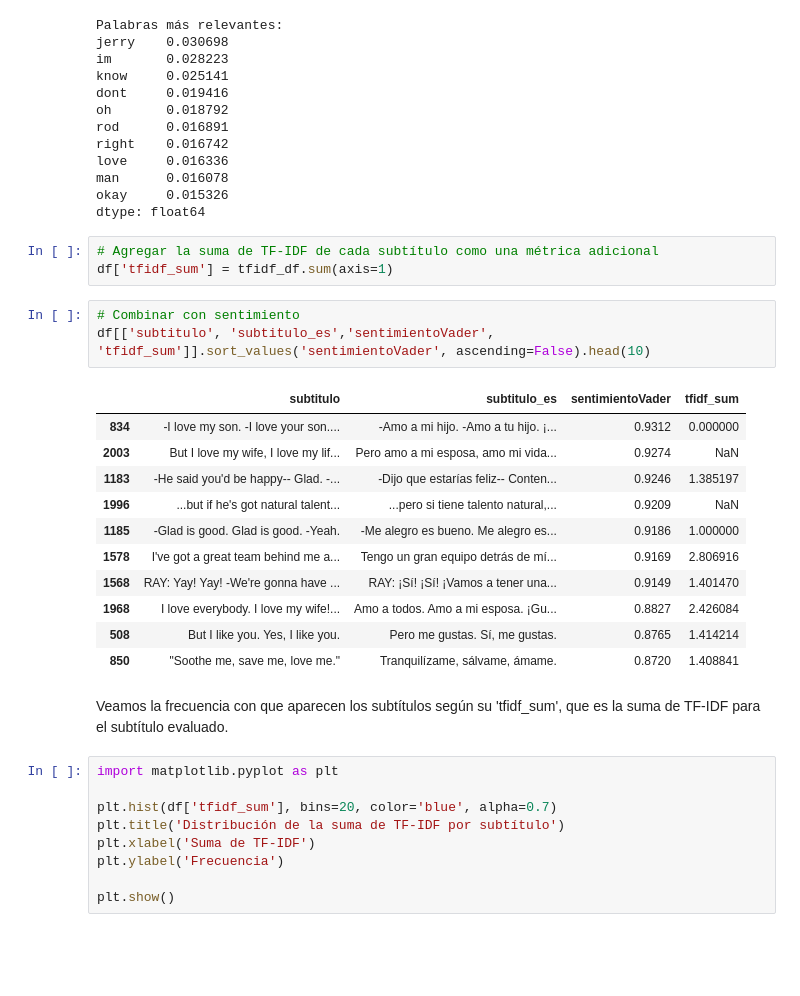
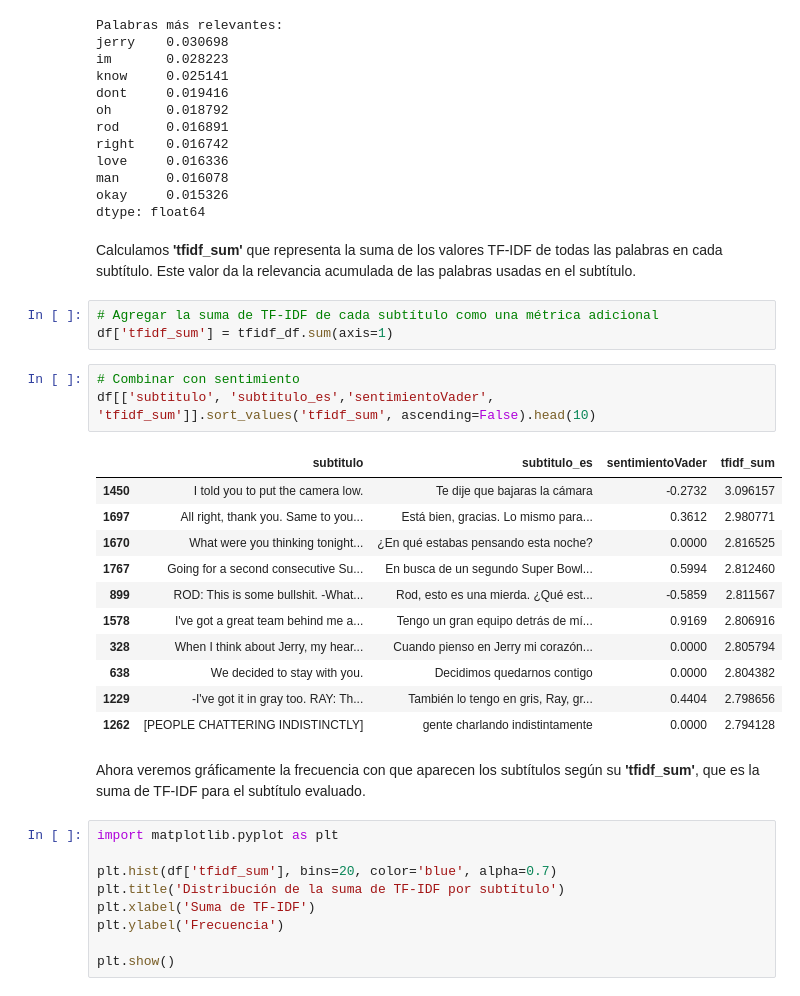
Before and after one commit to innovation-hard/deepLearnPproyFin, a Jupyter notebook: deepLearnProyFin.ipynb, the cells around one changed output. Drawn from its saved outputs; the diff is of its cells as text; blank space fills up the shorter version.

```diff
--- a/deepLearnProyFin.ipynb
+++ b/deepLearnProyFin.ipynb
@@ -437,26 +431,28 @@ love     0.016336
 man      0.016078
 okay     0.015326
 dtype: float64
+# %% [markdown]
+Calculamos **'tfidf_sum'** que representa la suma de los valores TF-IDF de todas las palabras en cada subtítulo. Este valor da la relevancia acumulada de las palabras usadas en el subtítulo.
 # %%
 # Agregar la suma de TF-IDF de cada subtítulo como una métrica adicional
 df['tfidf_sum'] = tfidf_df.sum(axis=1)
 # %%
 # Combinar con sentimiento
-df[['subtitulo', 'subtitulo_es','sentimientoVader', 'tfidf_sum']].sort_values('sentimientoVader', ascending=False).head(10)
+df[['subtitulo', 'subtitulo_es','sentimientoVader', 'tfidf_sum']].sort_values('tfidf_sum', ascending=False).head(10)
 # %% [output]
 |  | subtitulo | subtitulo_es | sentimientoVader | tfidf_sum |
-| 834 | -I love my son. -I love your son.... | -Amo a mi hijo. -Amo a tu hijo. ¡... | 0.9312 | 0.000000 |
-| 2003 | But I love my wife, I love my lif... | Pero amo a mi esposa, amo mi vida... | 0.9274 | NaN |
-| 1183 | -He said you'd be happy-- Glad. -... | -Dijo que estarías feliz-- Conten... | 0.9246 | 1.385197 |
-| 1996 | ...but if he's got natural talent... | ...pero si tiene talento natural,... | 0.9209 | NaN |
-| 1185 | -Glad is good. Glad is good. -Yeah. | -Me alegro es bueno. Me alegro es... | 0.9186 | 1.000000 |
+| 1450 | I told you to put the camera low. | Te dije que bajaras la cámara | -0.2732 | 3.096157 |
+| 1697 | All right, thank you. Same to you... | Está bien, gracias. Lo mismo para... | 0.3612 | 2.980771 |
+| 1670 | What were you thinking tonight... | ¿En qué estabas pensando esta noche? | 0.0000 | 2.816525 |
+| 1767 | Going for a second consecutive Su... | En busca de un segundo Super Bowl... | 0.5994 | 2.812460 |
+| 899 | ROD: This is some bullshit. -What... | Rod, esto es una mierda. ¿Qué est... | -0.5859 | 2.811567 |
 | 1578 | I've got a great team behind me a... | Tengo un gran equipo detrás de mí... | 0.9169 | 2.806916 |
-| 1568 | RAY: Yay! Yay! -We're gonna have ... | RAY: ¡Sí! ¡Sí! ¡Vamos a tener una... | 0.9149 | 1.401470 |
-| 1968 | I love everybody. I love my wife!... | Amo a todos. Amo a mi esposa. ¡Gu... | 0.8827 | 2.426084 |
-| 508 | But I like you. Yes, I like you. | Pero me gustas. Sí, me gustas. | 0.8765 | 1.414214 |
-| 850 | "Soothe me, save me, love me." | Tranquilízame, sálvame, ámame. | 0.8720 | 1.408841 |
+| 328 | When I think about Jerry, my hear... | Cuando pienso en Jerry mi corazón... | 0.0000 | 2.805794 |
+| 638 | We decided to stay with you. | Decidimos quedarnos contigo | 0.0000 | 2.804382 |
+| 1229 | -I've got it in gray too. RAY: Th... | También lo tengo en gris, Ray, gr... | 0.4404 | 2.798656 |
+| 1262 | [PEOPLE CHATTERING INDISTINCTLY] | gente charlando indistintamente | 0.0000 | 2.794128 |
 # %% [markdown]
-Veamos la frecuencia con que aparecen los subtítulos según su 'tfidf_sum', que es la suma de TF-IDF para el subtítulo evaluado.
+Ahora veremos gráficamente la frecuencia con que aparecen los subtítulos según su **'tfidf_sum'**, que es la suma de TF-IDF para el subtítulo evaluado.
 # %%
 import matplotlib.pyplot as plt
 
```
Also changed, not shown: parts of 20 cells of this notebook, 14 other files.
